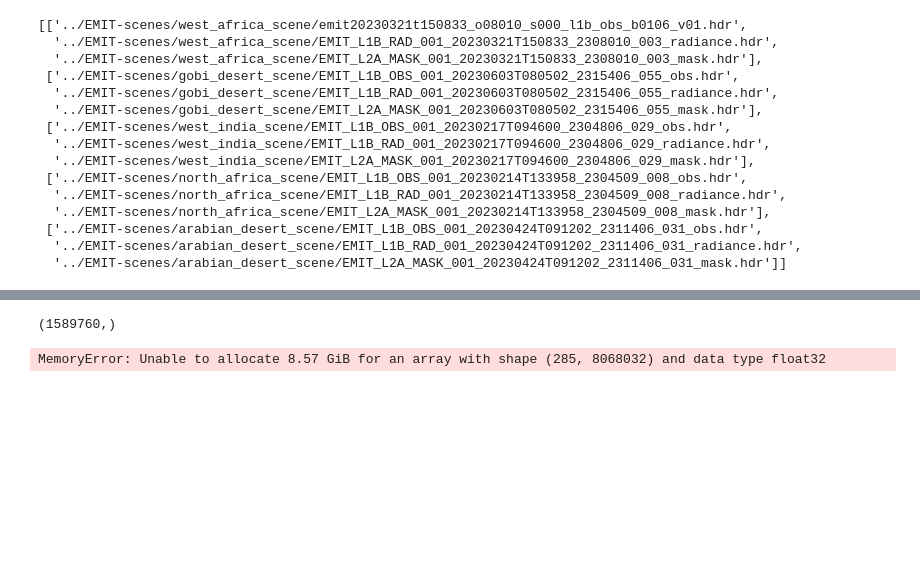
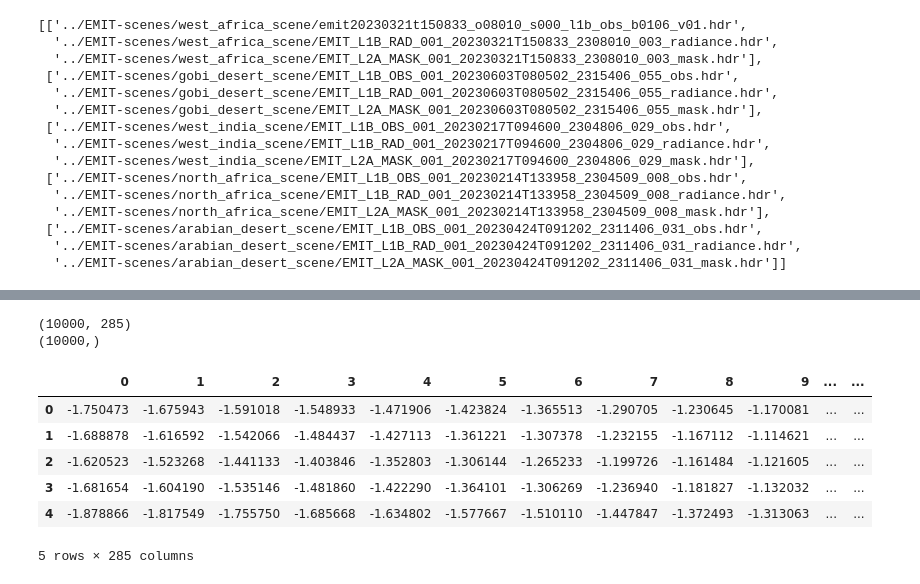
Before and after one commit to varunpatro1/water_vapor_estimation, a Jupyter notebook: basic_models.ipynb, the cells around one changed output, grey strips where cells are left out. Drawn from its saved outputs; the diff is of its cells as text; code cells hidden in the pictures; blank space fills up the shorter version.

Commit message:
split data and trained lr model

```diff
--- a/basic_models.ipynb
+++ b/basic_models.ipynb
@@ -178,6 +164,18 @@ TypeError: only integer scalar arrays can be converted to a scalar index
-# %%
-water_vapor_vals[0].flatten().shape
-# %% [output]
-(1589760,)
+# %%
+print(refls_subset.shape)
+print(h2o_subset.shape)
+# %% [output]
+(10000, 285)
+(10000,)
 # %%
-df = pd.DataFrame(TOA_refls[0].reshape((1280*1242, 285)))
+df = pd.DataFrame(refls_subset)
+# %%
+df.head()
+# %% [output]
+|  | 0 | 1 | 2 | 3 | 4 | 5 | 6 | 7 | 8 | 9 | ... | ... |
+| 0 | -1.750473 | -1.675943 | -1.591018 | -1.548933 | -1.471906 | -1.423824 | -1.365513 | -1.290705 | -1.230645 | -1.170081 | ... | ... |
+| 1 | -1.688878 | -1.616592 | -1.542066 | -1.484437 | -1.427113 | -1.361221 | -1.307378 | -1.232155 | -1.167112 | -1.114621 | ... | ... |
+| 2 | -1.620523 | -1.523268 | -1.441133 | -1.403846 | -1.352803 | -1.306144 | -1.265233 | -1.199726 | -1.161484 | -1.121605 | ... | ... |
+| 3 | -1.681654 | -1.604190 | -1.535146 | -1.481860 | -1.422290 | -1.364101 | -1.306269 | -1.236940 | -1.181827 | -1.132032 | ... | ... |
+| 4 | -1.878866 | -1.817549 | -1.755750 | -1.685668 | -1.634802 | -1.577667 | -1.510110 | -1.447847 | -1.372493 | -1.313063 | ... | ... |
+5 rows × 285 columns
@@ -189,4 +191,0 @@ df4 = pd.DataFrame(TOA_refls[4].reshape((1280*1242, 285)))
-# %%
-df = pd.concat([df, df1, df2, df3, df4], ignore_index = True)
-# %% [output]
-MemoryError: Unable to allocate 8.57 GiB for an array with shape (285, 8068032) and data type float32
```
Also changed, not shown: parts of 23 cells of this notebook, 1 other file.
